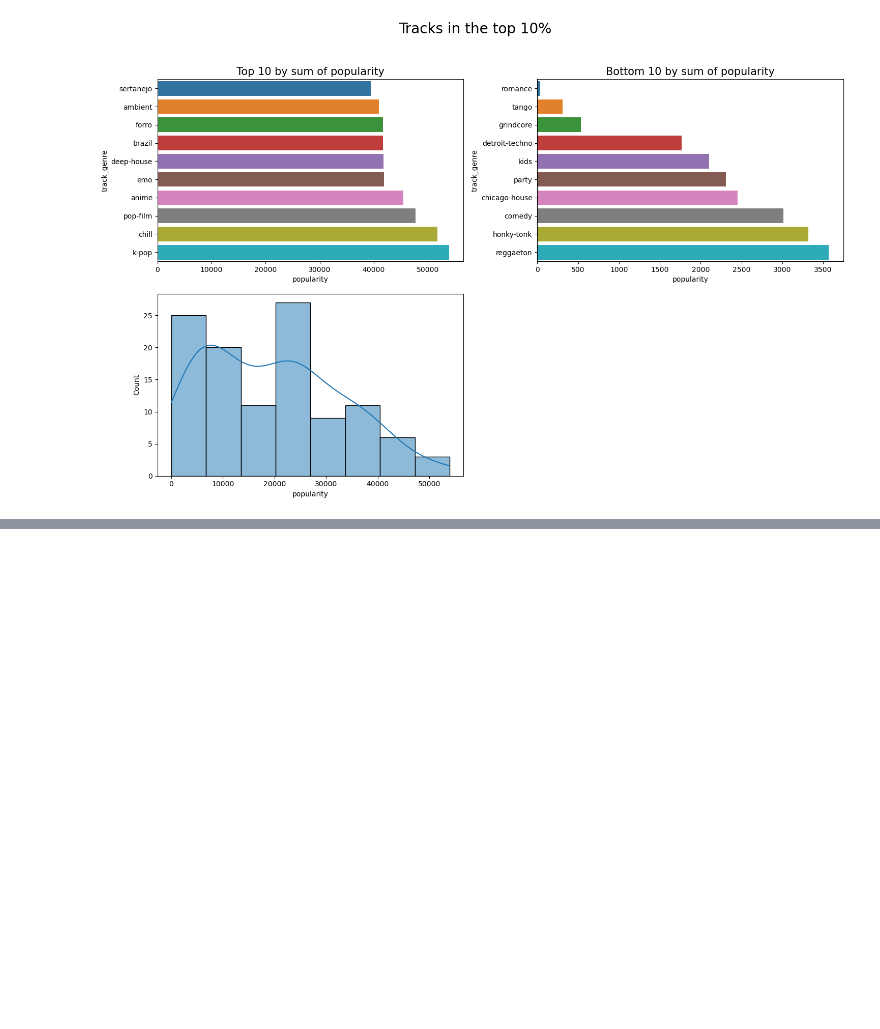
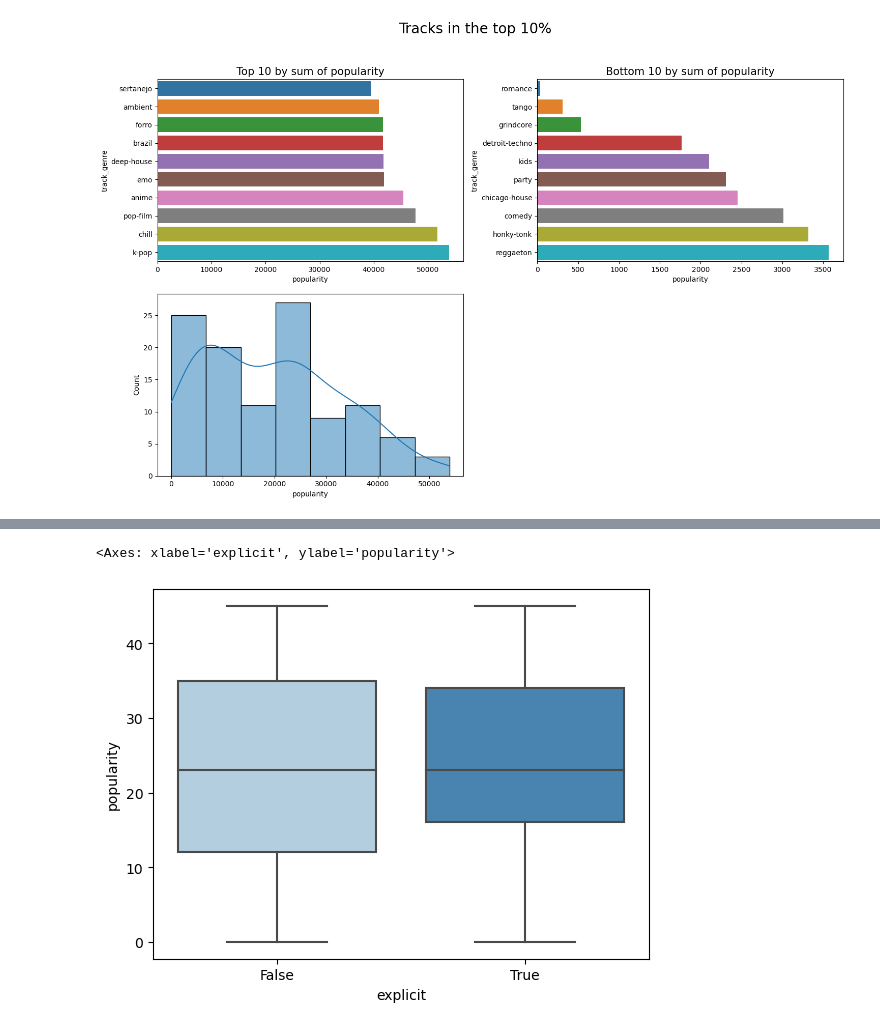
Before and after one commit to Mittal-99/Recommendar_System, a Jupyter notebook: spotify-track.ipynb, the cells around one changed output, grey strips where cells are left out. Saved outputs shown, nothing was run; the diff lists cells and outputs as text; code cells hidden in the pictures; blank space fills up the shorter version.

```diff
--- a/spotify-track.ipynb
+++ b/spotify-track.ipynb
@@ -292,7 +295,0 @@ features_continuous_numerical
-# %%
-for feature in features_continuous_numerical:
-    dataset=df.copy()
-    sns.boxplot(data=dataset[feature])
-    plt.ylabel(feature)
-    plt.title(feature)
-    plt.show()
@@ -490,0 +482,21 @@ axes[-1].axis('off')
+# %%
+def outliers(df, ft):
+    Q1 = df[ft].quantile(0.25)
+    Q3 = df[ft].quantile(0.75)
+    IQR = Q3 - Q1
+    lower_bound = Q1 - 1.5 * IQR
+    upper_bound = Q3 = 1.5 * IQR
+    ls = df.index[(df[ft] < lower_bound) | (df[ft] > upper_bound)]
+    return ls
+index_list = []
+for feature in ['popularity']:
+    index_list.extend(outliers(df, feature))
+def remove(df, ls):
+    ls = sorted(set(ls))
+    df = df.drop(ls)
+    return df
+cleaned_df = remove(df, index_list)
+sns.boxplot(x='explicit', y='popularity', data = cleaned_df, palette='Blues')
+# %% [output]
+<Axes: xlabel='explicit', ylabel='popularity'>
+[figure, added]
```
Also changed, not shown: parts of 18 cells of this notebook.
